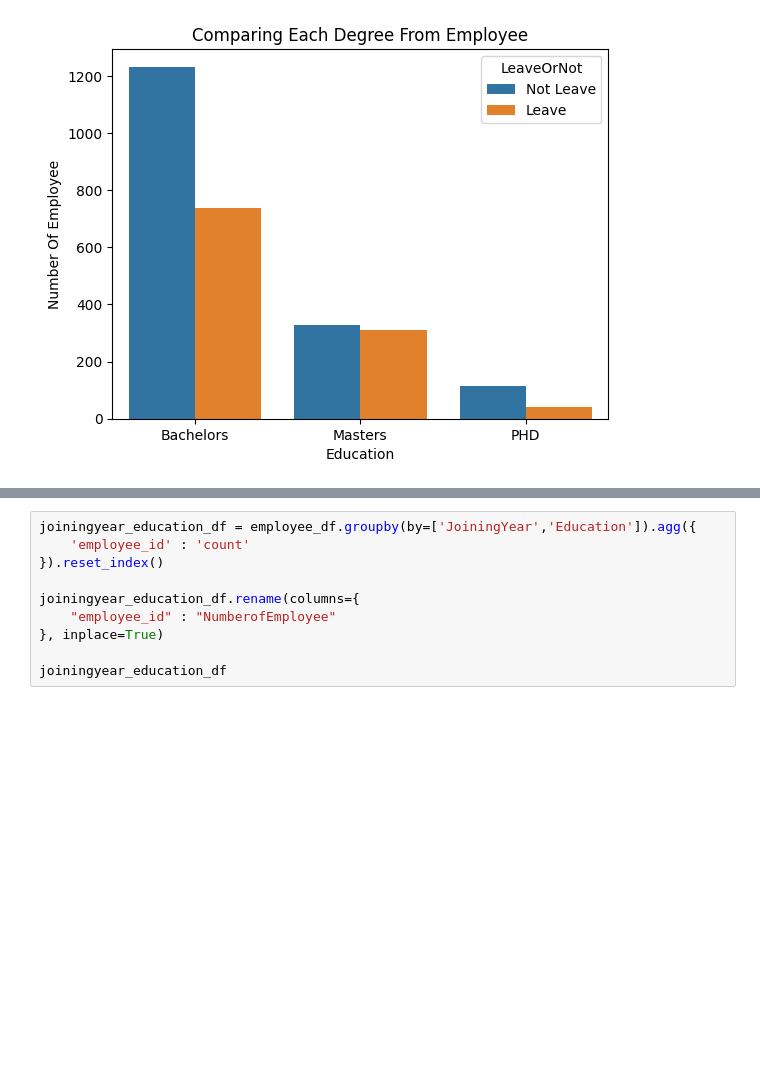
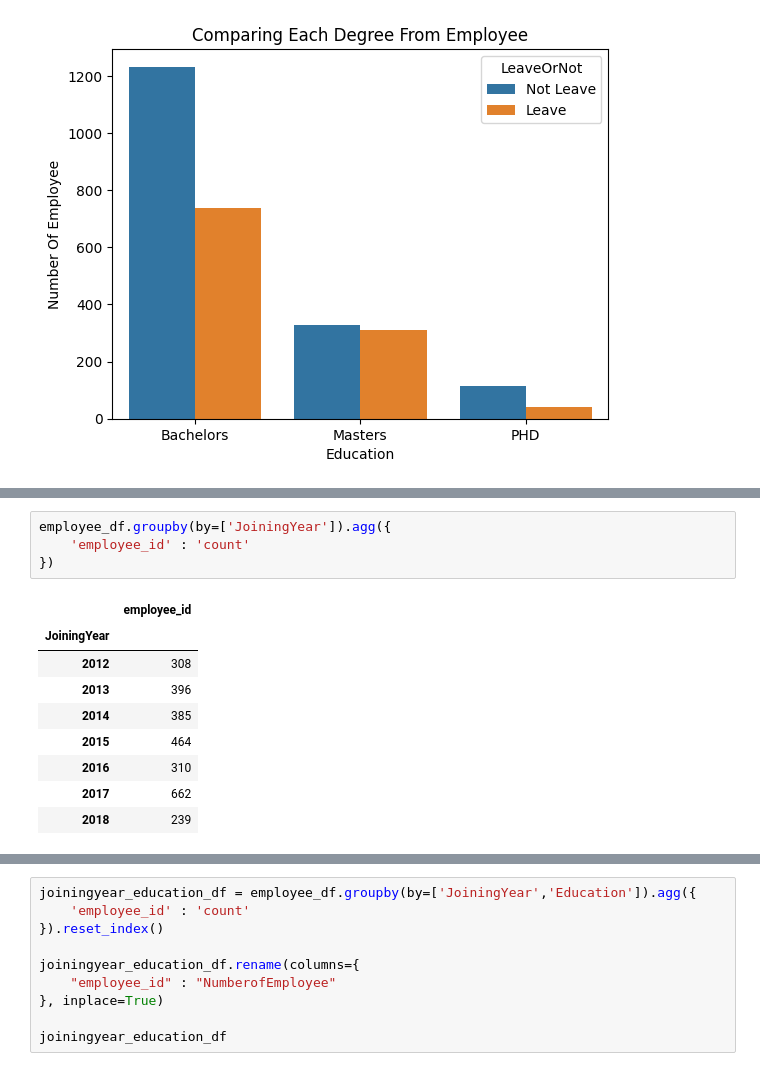
Before and after one commit to ngrlearningjourney/surya-wedhana-data-analysis-portofolio, a Jupyter notebook: employee_data_analysis.ipynb, the cells around one changed output, grey strips where cells are left out. Drawn from its saved outputs; the diff is of its cells as text; blank space fills up the shorter version.

```diff
--- a/employee_data_analysis.ipynb
+++ b/employee_data_analysis.ipynb
@@ -293 +299,15 @@ plt.show()
+# %%
+employee_df.groupby(by=['JoiningYear']).agg({
+    'employee_id' : 'count'
+})
+# %% [output]
+|  | employee_id |
+| JoiningYear |  |
+| 2012 | 308 |
+| 2013 | 396 |
+| 2014 | 385 |
+| 2015 | 464 |
+| 2016 | 310 |
+| 2017 | 662 |
+| 2018 | 239 |
 # %%
```
Also changed, not shown: parts of 14 cells of this notebook, 1 other file.
